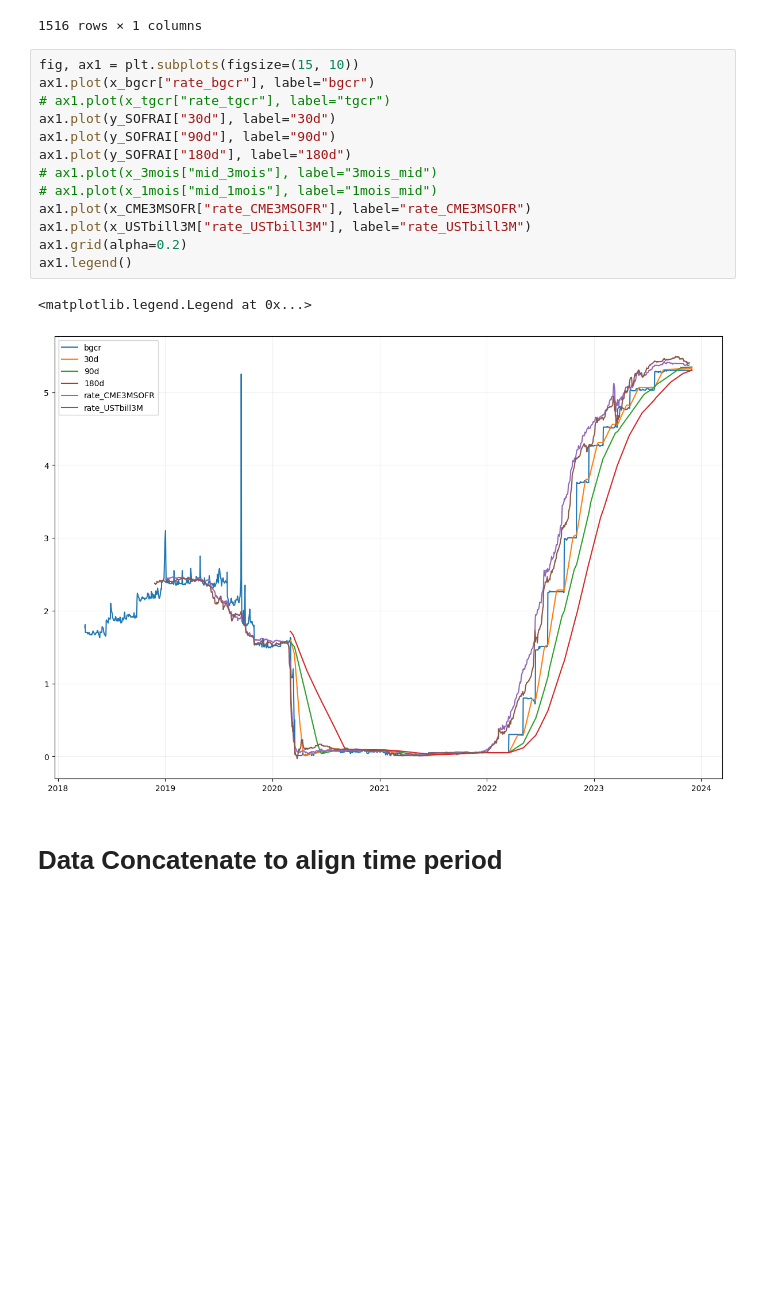
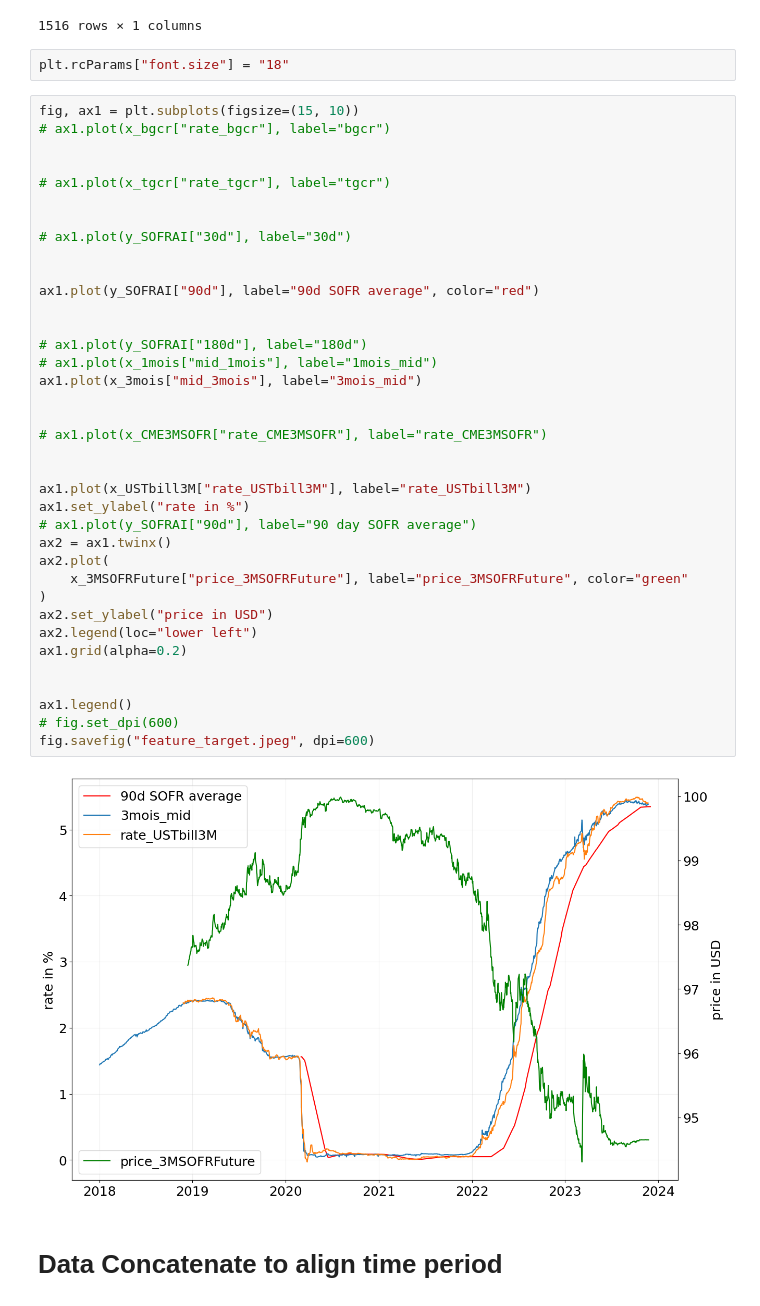
Before and after one commit to kilowiski/qf634_proj, a Jupyter notebook: code/634_fixfeature.ipynb, the cells around one changed output. Drawn from its saved outputs; the diff is of its cells as text; blank space fills up the shorter version.

Commit message:
fix graphs

```diff
--- a/code/634_fixfeature.ipynb
+++ b/code/634_fixfeature.ipynb
@@ -248,22 +248,47 @@ x_1mois
 | 2023-11-22 | 5.3530 |
 | 2023-11-23 | 5.3545 |
 1516 rows × 1 columns
+# %%
+plt.rcParams["font.size"] = "18"
 # %%
 fig, ax1 = plt.subplots(figsize=(15, 10))
-ax1.plot(x_bgcr["rate_bgcr"], label="bgcr")
+# ax1.plot(x_bgcr["rate_bgcr"], label="bgcr")
+
+
 # ax1.plot(x_tgcr["rate_tgcr"], label="tgcr")
-ax1.plot(y_SOFRAI["30d"], label="30d")
-ax1.plot(y_SOFRAI["90d"], label="90d")
-ax1.plot(y_SOFRAI["180d"], label="180d")
-# ax1.plot(x_3mois["mid_3mois"], label="3mois_mid")
+
+
+# ax1.plot(y_SOFRAI["30d"], label="30d")
+
+
+ax1.plot(y_SOFRAI["90d"], label="90d SOFR average", color="red")
+
+
+# ax1.plot(y_SOFRAI["180d"], label="180d")
 # ax1.plot(x_1mois["mid_1mois"], label="1mois_mid")
-ax1.plot(x_CME3MSOFR["rate_CME3MSOFR"], label="rate_CME3MSOFR")
+ax1.plot(x_3mois["mid_3mois"], label="3mois_mid")
+
+
+# ax1.plot(x_CME3MSOFR["rate_CME3MSOFR"], label="rate_CME3MSOFR")
+
+
 ax1.plot(x_USTbill3M["rate_USTbill3M"], label="rate_USTbill3M")
+ax1.set_ylabel("rate in %")
+# ax1.plot(y_SOFRAI["90d"], label="90 day SOFR average")
+ax2 = ax1.twinx()
+ax2.plot(
+    x_3MSOFRFuture["price_3MSOFRFuture"], label="price_3MSOFRFuture", color="green"
+)
+ax2.set_ylabel("price in USD")
+ax2.legend(loc="lower left")
 ax1.grid(alpha=0.2)
+
+
 ax1.legend()
+# fig.set_dpi(600)
+fig.savefig("feature_target.jpeg", dpi=600)
 # %% [output]
-<matplotlib.legend.Legend at 0x...>
-[figure, old version]
+[figure, new version]
 # %% [markdown]
 # Data Concatenate to align time period #
 # %%
```
Also changed, not shown: parts of 13 cells of this notebook.
